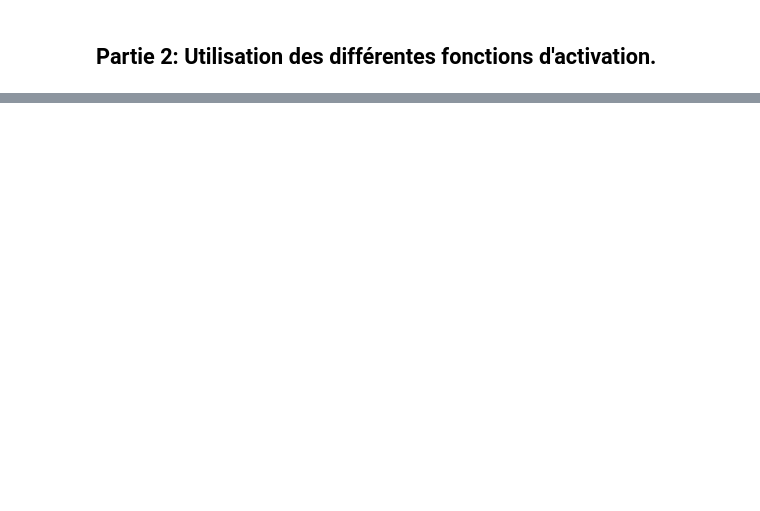
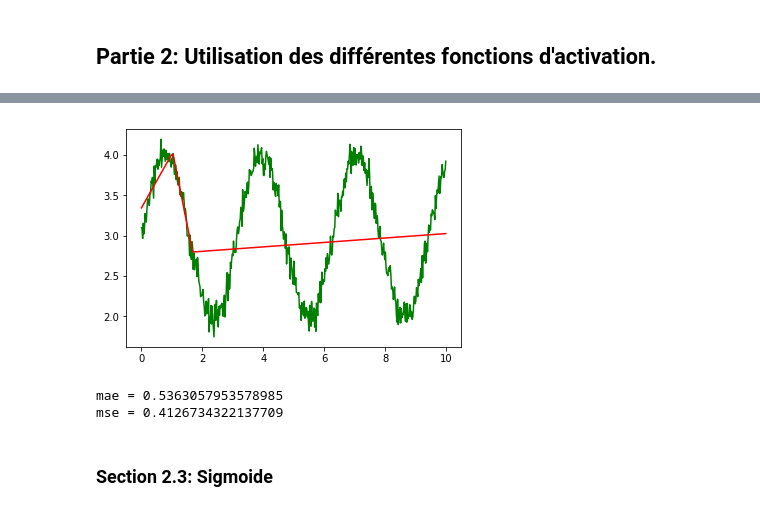
Before and after one commit to ArnaudDeleruyelle/Deep-Learning, a Jupyter notebook: 16-10-18-Jupyter/DeepLearning.ipynb, the cells around one changed output, grey strips where cells are left out. Drawn from its saved outputs; the diff is of its cells as text; code cells hidden in the pictures; blank space fills up the shorter version.

```diff
--- a/16-10-18-Jupyter/DeepLearning.ipynb
+++ b/16-10-18-Jupyter/DeepLearning.ipynb
@@ -128,0 +167,31 @@ Pour ce faire, nous avons choisi un optimiseur (SGD avec momentum) de manière
+# %%
+# model with Relu
+
+# first layer
+A1 = tf.Variable(np.random.rand(1,8), dtype=tf.float64)
+b1 = tf.Variable(np.random.rand(8), dtype=tf.float64)
+l1_out = tf.nn.relu(tf.matmul(x, A1) + b1)
+
+# second layer
+A2 = tf.Variable(np.random.rand(8,8), dtype=tf.float64)
+b2 = tf.Variable(np.random.rand(8), dtype=tf.float64)
+l2_out = tf.nn.relu(tf.matmul(l1_out, A2) + b2)
+
+# third layer
+A3 = tf.Variable(np.random.rand(8,1), dtype=tf.float64)
+b3 = tf.Variable(np.random.rand(1), dtype=tf.float64)
+l3_out = tf.matmul(l2_out, A3) + b3
+
+# output layer
+y_pred = l3_out
+
+# loss function
+loglikelihoods = tf.square(y_pred - y)
+avg_llh = tf.reduce_mean(loglikelihoods)
+
+# optimizer
+opt = tf.train.AdamOptimizer(learning_rate=0.01)
+modelRelu = opt.minimize(avg_llh)
+# %%
+# train model
+resRelu = testFunctionActivation(10,x_vals,y_vals,modelRelu)
@@ -128,0 +216,15 @@ Pour ce faire, nous avons choisi un optimiseur (SGD avec momentum) de manière
+# %%
+# print result
+
+plt.plot(x_vals,y_vals, 'green')
+plt.plot(x_vals,resRelu, 'red')
+plt.show()
+
+print( "mae = " + str(mae(resRelu,y_vals)))
+print( "mse = " + str(mse(resRelu,y_vals)))
+# %% [output]
+[figure, added]
+mae = 0.5363057953578985
+mse = 0.4126734322137709
+# %% [markdown]
+### Section 2.3: Sigmoide
```
Also changed, not shown: parts of 21 cells of this notebook.
